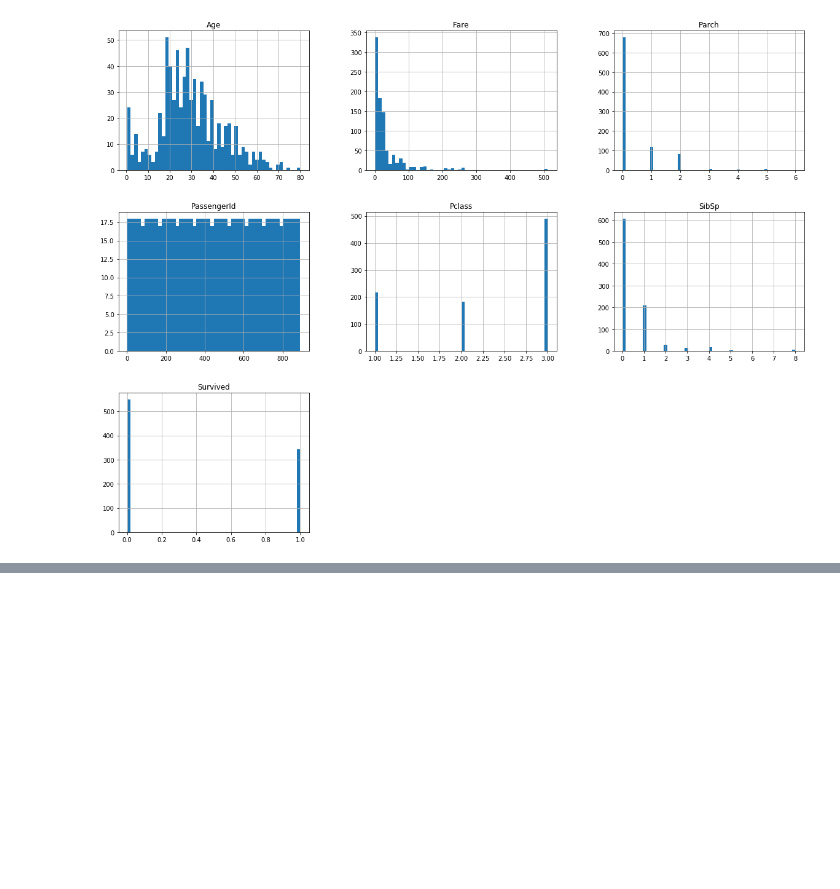
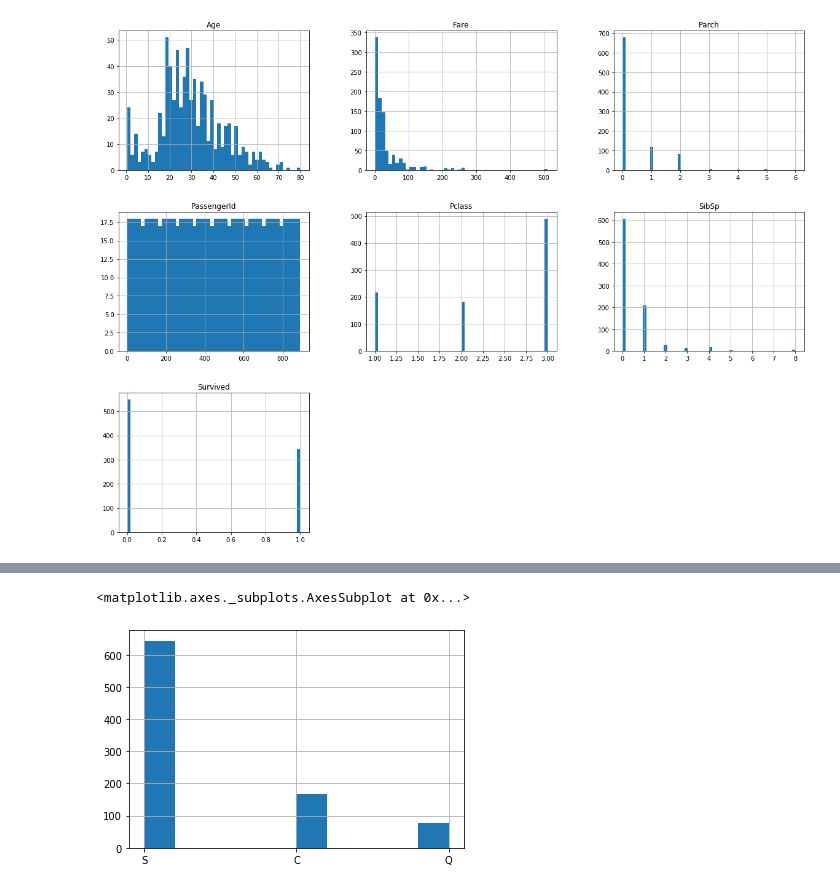
Before and after one commit to AjiNugroho/MachineLearning, a Jupyter notebook: titanic/titanic_disaster.ipynb, the cells around one changed output, grey strips where cells are left out. Drawn from its saved outputs; the diff is of its cells as text; code cells hidden in the pictures; blank space fills up the shorter version.

```diff
--- a/titanic/titanic_disaster.ipynb
+++ b/titanic/titanic_disaster.ipynb
@@ -104,3 +140,32 @@ data_titanic['Age'].fillna(mean,inplace=True)
+# %%
+data_titanic['Ticket_char'] = data_titanic['Ticket'].apply(SplitTicket)
+data_titanic['Ticket_num'] = data_titanic['Ticket'].apply(SplitTicket,num=True)
+# %%
+
+def SplitName(Name,lastname=False):
+    Name = Name.lower()
+    Name = re.sub('[^A-Za-z0-9,.\ ]','',Name)
+    Name = Name.split(',')
+    if len(Name)==1:
+        if lastname:
+            return ' '
+        else:
+            return Name
+    else:
+        if lastname:
+            return Name[0]
+        else:
+            nama = Name[1]
+            if re.search('[\.]',nama):
+                pos = re.search('[\.]',nama).start()
+                pos = pos+1
+                nama = nama[pos:]
+                return nama
+            else:
+                return nama
+# %%
+data_titanic['first_name'] = data_titanic['Name'].apply(SplitName)
+data_titanic['last_name'] = data_titanic['Name'].apply(SplitName,lastname=True)
 # %%
 data_titanic.info()
 # %% [output]
@@ -178,0 +204,9 @@ Y
+# %%
+#cabin have to many missing value, so drop it
+data_titanic.drop('Cabin',axis=1,inplace=True)
+# %%
+#embarked contain miss value. fill with the largest
+data_titanic['Embarked'].hist()
+# %% [output]
+<matplotlib.axes._subplots.AxesSubplot at 0x...>
+[figure, added]
```
Also changed, not shown: parts of 16 cells of this notebook.
